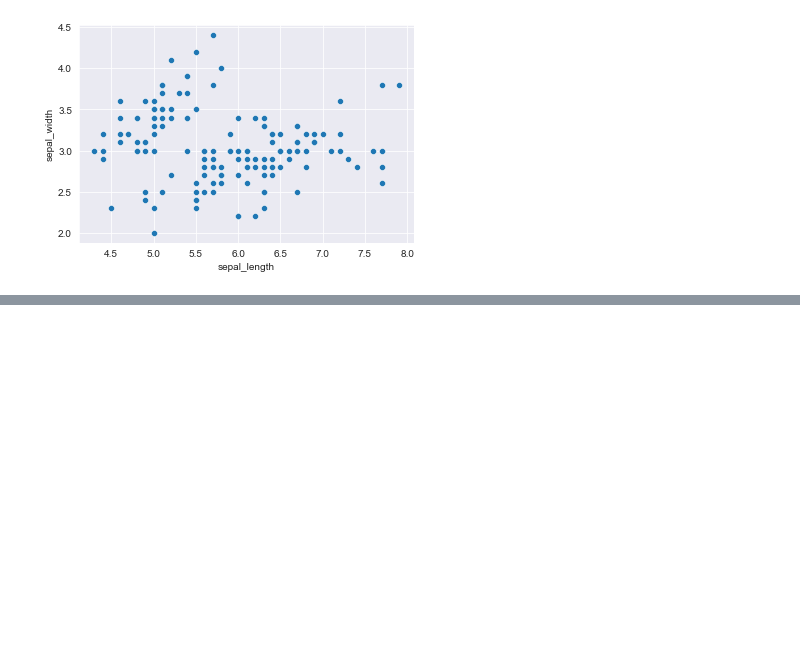
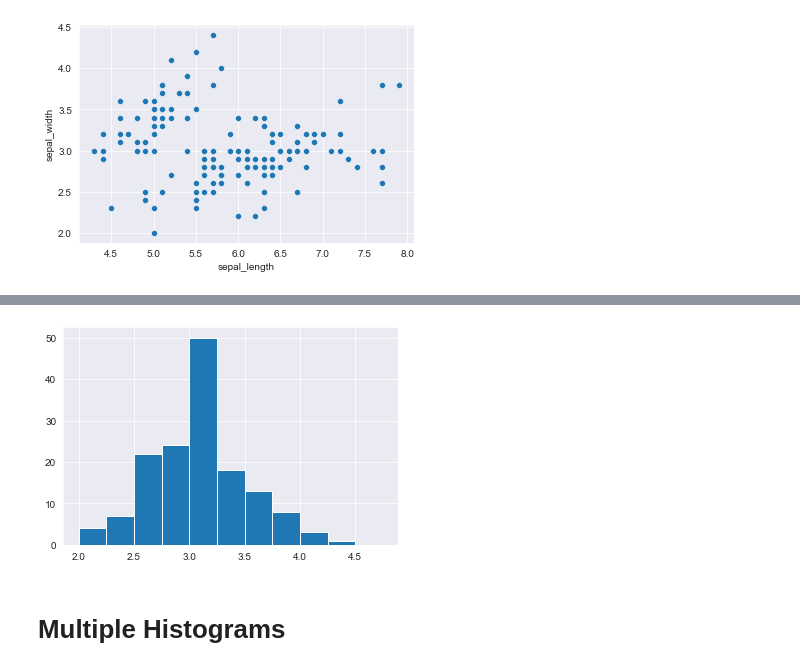
Before and after one commit to mekken2/EDA-Squad, a Jupyter notebook: Jovian_matplot_sns/Jovian_matplotlib_sns.ipynb, the cells around one changed output, grey strips where cells are left out. Drawn from its saved outputs; the diff is of its cells as text; code cells hidden in the pictures; blank space fills up the shorter version.

```diff
--- a/Jovian_matplot_sns/Jovian_matplotlib_sns.ipynb
+++ b/Jovian_matplot_sns/Jovian_matplotlib_sns.ipynb
@@ -150,0 +191,6 @@ sns.scatterplot('sepal_length','sepal_width',hue='species',s=100,data=flowers_df
+# %%
+plt.hist(flowers_df.sepal_width,bins=np.arange(2,5,0.25));
+# %% [output]
+[figure, added]
+# %% [markdown]
+# Multiple Histograms
```
Also changed, not shown: parts of 18 cells of this notebook.
